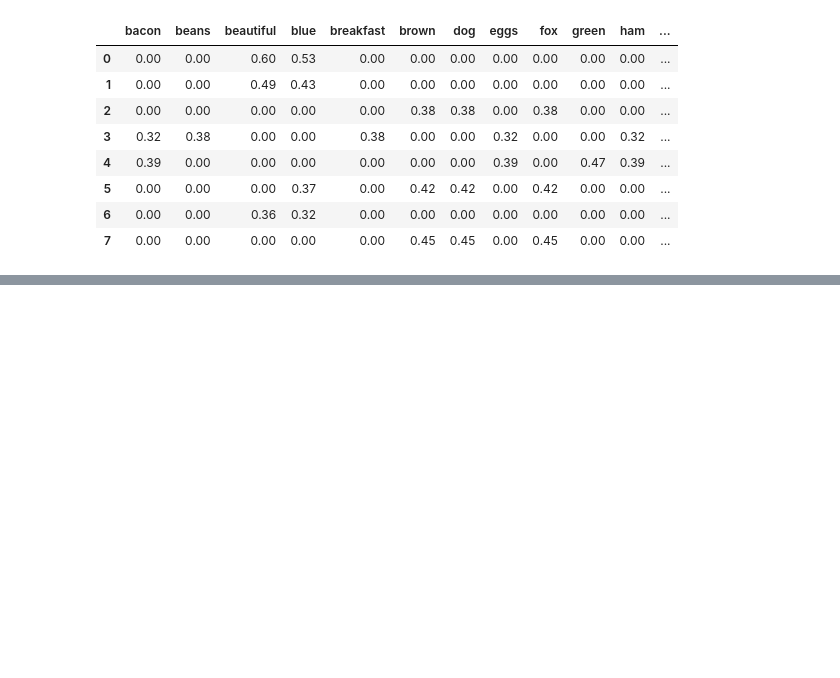
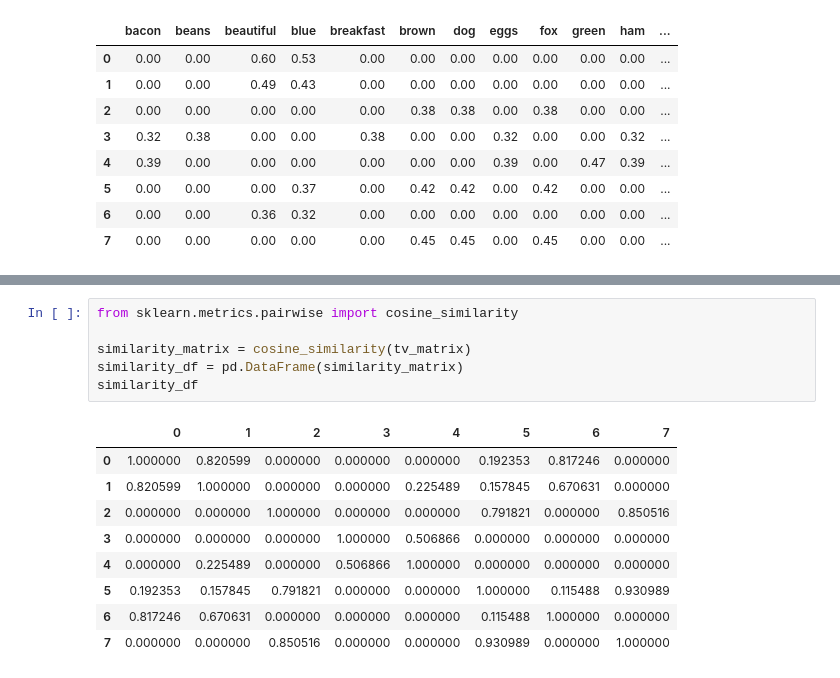
Before and after one commit to manjunath-hanmantgad/Natural-language-Processing, a Jupyter notebook: Feature_engineering_for_text.ipynb, the cells around one changed output, grey strips where cells are left out. Cells and saved outputs as stored; diff of their text form; blank space fills up the shorter version.

Commit message:
Document similarity

```diff
--- a/Feature_engineering_for_text.ipynb
+++ b/Feature_engineering_for_text.ipynb
@@ -182,0 +198,16 @@ pd.DataFrame(np.round(tv_matrix, 2), columns=vocab)
+# %%
+from sklearn.metrics.pairwise import cosine_similarity
+
+similarity_matrix = cosine_similarity(tv_matrix)
+similarity_df = pd.DataFrame(similarity_matrix)
+similarity_df
+# %% [output]
+|  | 0 | 1 | 2 | 3 | 4 | 5 | 6 | 7 |
+| 0 | 1.000000 | 0.820599 | 0.000000 | 0.000000 | 0.000000 | 0.192353 | 0.817246 | 0.000000 |
+| 1 | 0.820599 | 1.000000 | 0.000000 | 0.000000 | 0.225489 | 0.157845 | 0.670631 | 0.000000 |
+| 2 | 0.000000 | 0.000000 | 1.000000 | 0.000000 | 0.000000 | 0.791821 | 0.000000 | 0.850516 |
+| 3 | 0.000000 | 0.000000 | 0.000000 | 1.000000 | 0.506866 | 0.000000 | 0.000000 | 0.000000 |
+| 4 | 0.000000 | 0.225489 | 0.000000 | 0.506866 | 1.000000 | 0.000000 | 0.000000 | 0.000000 |
+| 5 | 0.192353 | 0.157845 | 0.791821 | 0.000000 | 0.000000 | 1.000000 | 0.115488 | 0.930989 |
+| 6 | 0.817246 | 0.670631 | 0.000000 | 0.000000 | 0.000000 | 0.115488 | 1.000000 | 0.000000 |
+| 7 | 0.000000 | 0.000000 | 0.850516 | 0.000000 | 0.000000 | 0.930989 | 0.000000 | 1.000000 |
```
Also changed, not shown: parts of 4 cells of this notebook.
